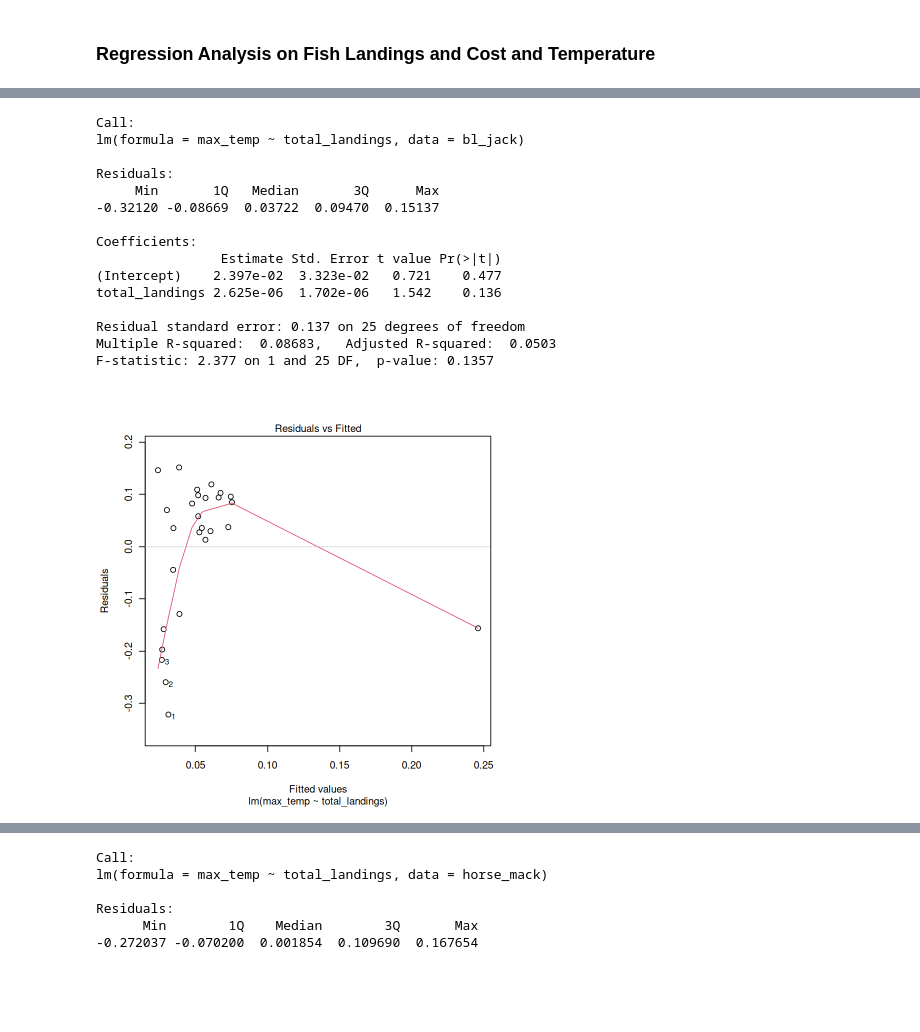
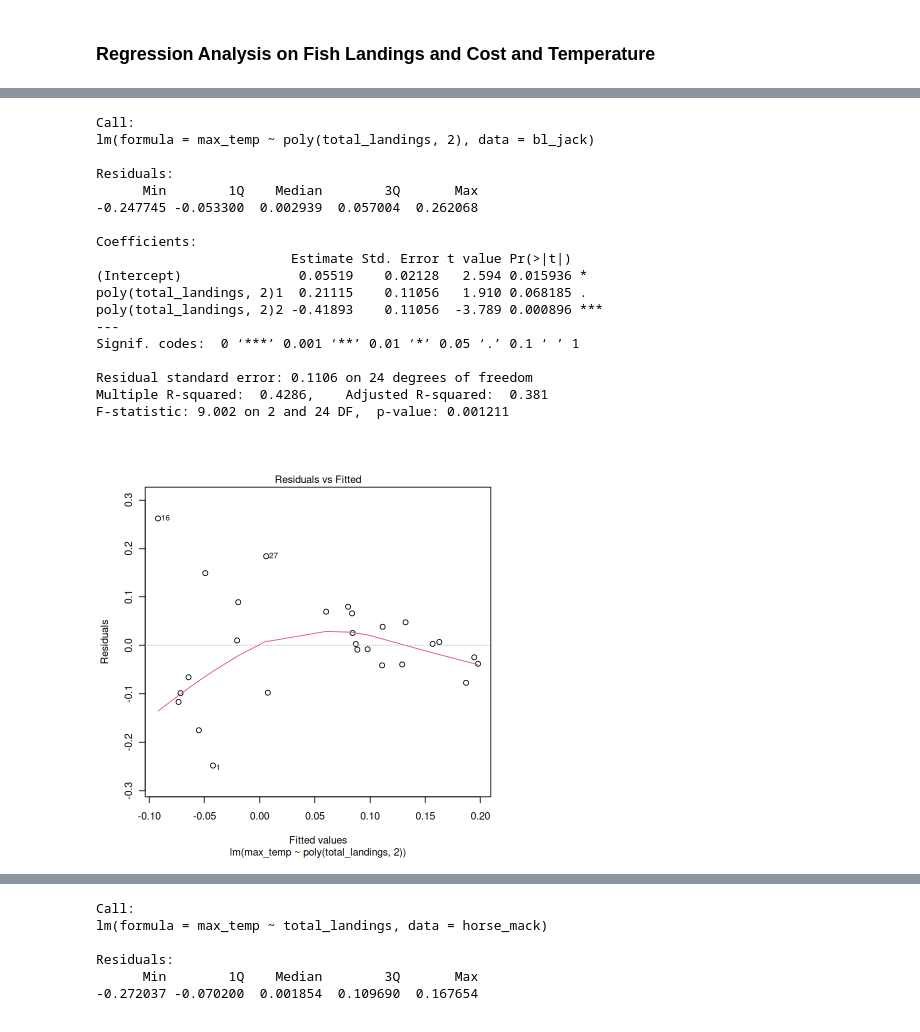
Before and after one commit to daisychu12/pt-fisheries-climate-change, a Jupyter notebook: analysis/data-analysis-and-results.ipynb, the cells around one changed output, grey strips where cells are left out. Drawn from its saved outputs; the diff is of its cells as text; code cells hidden in the pictures; blank space fills up the shorter version.

```diff
--- a/analysis/data-analysis-and-results.ipynb
+++ b/analysis/data-analysis-and-results.ipynb
@@ -52,14 +54,3 @@ top_5_landings <- read.csv("top_5_landings.csv")
 pt_annual_landings <- read.csv("pt_annual_landings.csv")
 clim_and_cost <- read.csv("clim_and_cost.csv")
 sardine <- read.csv("sardine.csv")
-# %%
-total_landings <- pt_annual_landings %>%
-  group_by(year) %>%
-  summarise(sum_landings = sum(total_landings))
-
-head(total_landings)
-
-landings_price <- total_landings %>%
-  left_join(clim_and_cost, by = "year")
-
-head(landings_price)
@@ -285,22 +181,29 @@ F-statistic: 6.518 on 2 and 24 DF,  p-value: 0.005482
 # %%
-bl_jack_mod <- lm(max_temp ~ total_landings, data=bl_jack)
+# Regression Analysis on Temperature and Blue Jack Mackerel Landings
+bl_jack_mod <- lm(max_temp ~ poly(total_landings, 2), data=bl_jack)
+
+# Print summary of results
 summary(bl_jack_mod)
 
+# Plot Residuals vs Fitted
 plot(bl_jack_mod, 1)
 # %% [output]
 Call:
-lm(formula = max_temp ~ total_landings, data = bl_jack)
+lm(formula = max_temp ~ poly(total_landings, 2), data = bl_jack)
 
 Residuals:
-     Min       1Q   Median       3Q      Max
--0.32120 -0.08669  0.03722  0.09470  0.15137
+      Min        1Q    Median        3Q       Max
+-0.247745 -0.053300  0.002939  0.057004  0.262068
 
 Coefficients:
-                Estimate Std. Error t value Pr(>|t|)
-(Intercept)    2.397e-02  3.323e-02   0.721    0.477
-total_landings 2.625e-06  1.702e-06   1.542    0.136
+                         Estimate Std. Error t value Pr(>|t|)
+(Intercept)               0.05519    0.02128   2.594 0.015936 *
+poly(total_landings, 2)1  0.21115    0.11056   1.910 0.068185 .
+poly(total_landings, 2)2 -0.41893    0.11056  -3.789 0.000896 ***
+---
+Signif. codes:  0 ‘***’ 0.001 ‘**’ 0.01 ‘*’ 0.05 ‘.’ 0.1 ‘ ’ 1
 
-Residual standard error: 0.137 on 25 degrees of freedom
-Multiple R-squared:  0.08683,   Adjusted R-squared:  0.0503
-F-statistic: 2.377 on 1 and 25 DF,  p-value: 0.1357
+Residual standard error: 0.1106 on 24 degrees of freedom
+Multiple R-squared:  0.4286,    Adjusted R-squared:  0.381
+F-statistic: 9.002 on 2 and 24 DF,  p-value: 0.001211
-[figure, old version]
+[figure, new version]
```
Also changed, not shown: parts of 23 cells of this notebook, 10 other files.
